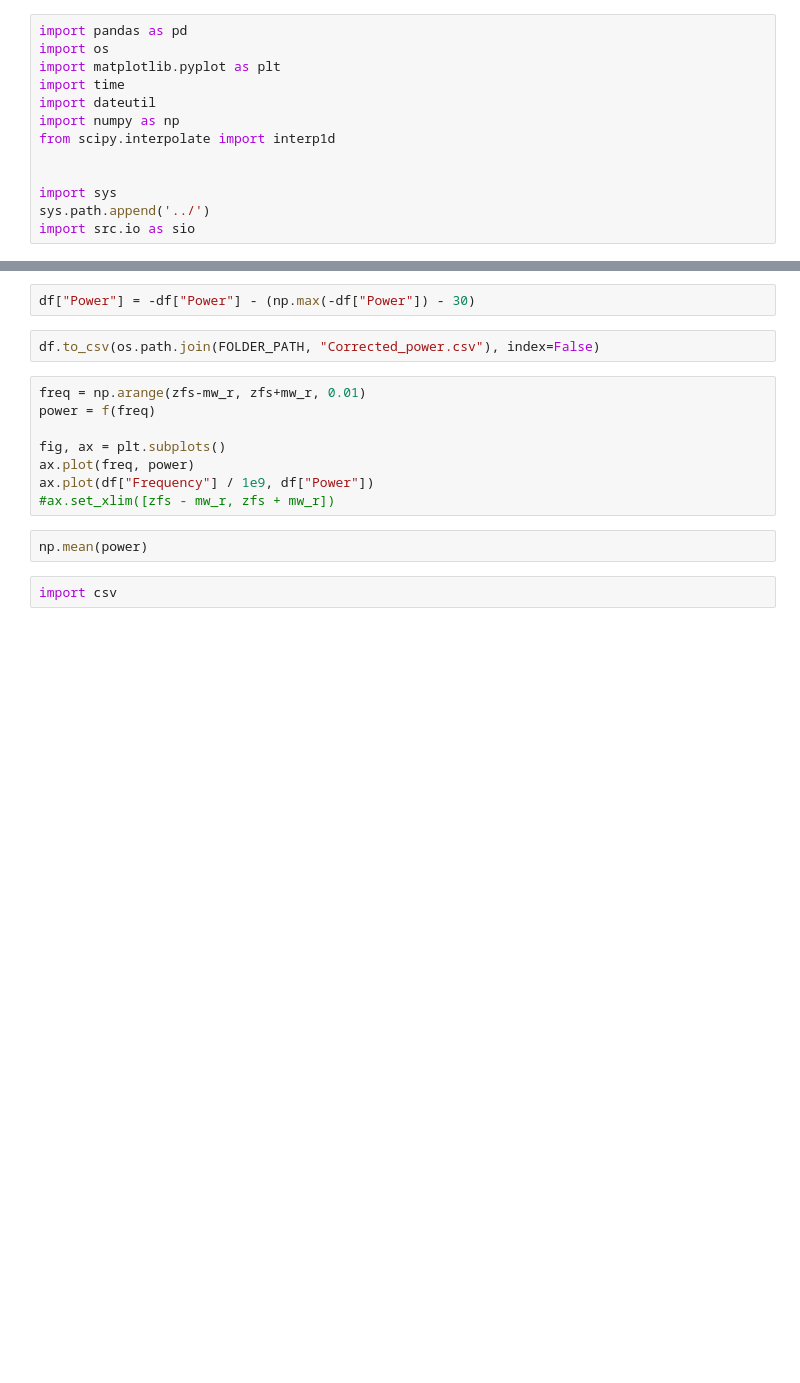
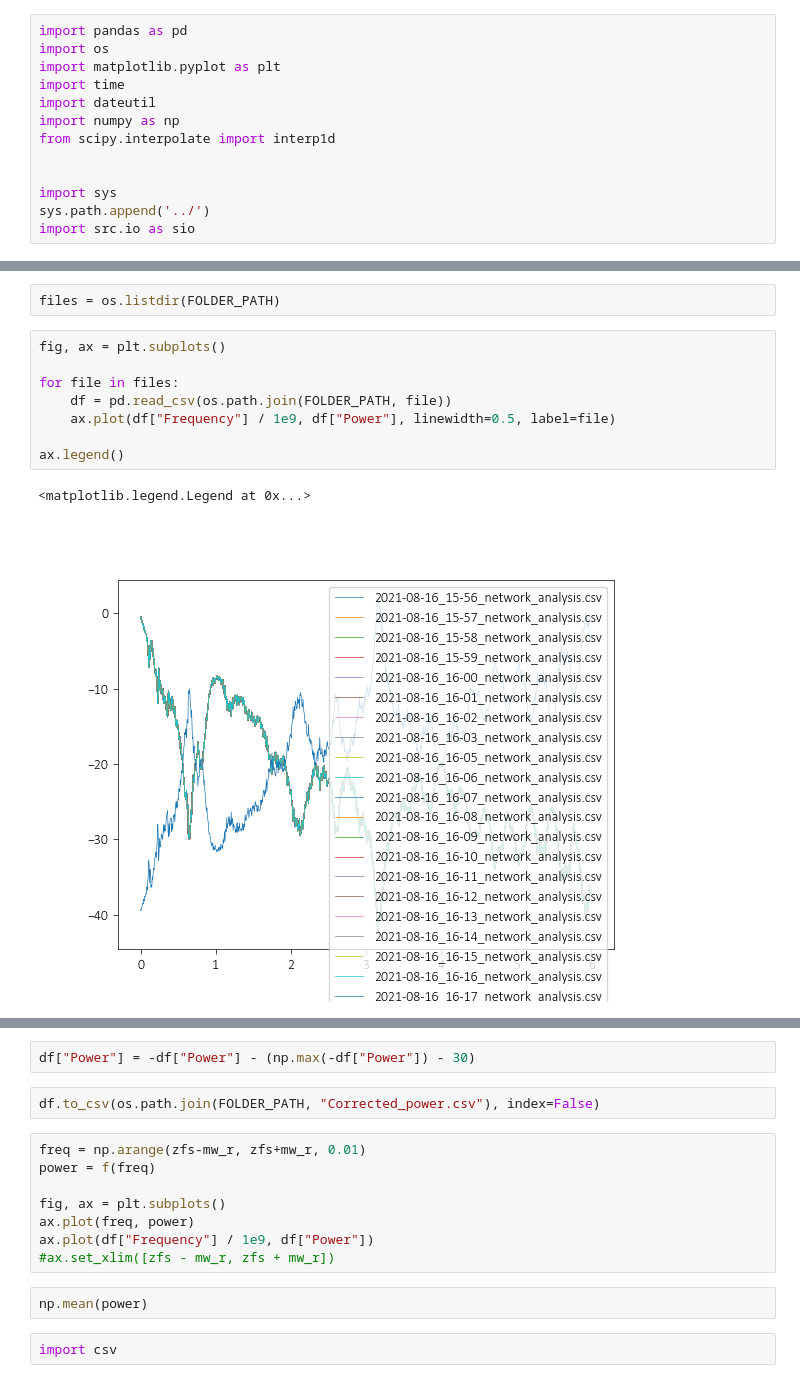
Before and after one commit to dineshpinto/qudi-hira-analysis, a Jupyter notebook: notebooks/20210816_RTStageTesting_MW_MembraneSample_ContinuousTesting.ipynb, the cells around one changed output, grey strips where cells are left out. Cells and saved outputs as stored; diff of their text form; blank space fills up the shorter version.

```diff
--- a/notebooks/20210816_RTStageTesting_MW_MembraneSample_ContinuousTesting.ipynb
+++ b/notebooks/20210816_RTStageTesting_MW_MembraneSample_ContinuousTesting.ipynb
@@ -17,3 +25,16 @@ FOLDER_PATH2 = sio.get_qudiamond_folderpath("20190802_MW_Transmission")
+# %%
+files = os.listdir(FOLDER_PATH)
+# %%
+fig, ax = plt.subplots()
+
+for file in files:
+    df = pd.read_csv(os.path.join(FOLDER_PATH, file))
+    ax.plot(df["Frequency"] / 1e9, df["Power"], linewidth=0.5, label=file)
+
+ax.legend()
+# %% [output]
+<matplotlib.legend.Legend at 0x...>
+[figure, added]
 # %%
 %matplotlib widget
 fig, (ax1, ax2) = plt.subplots(nrows=2)
```
Also changed, not shown: parts of 4 cells of this notebook, 4 other files.
